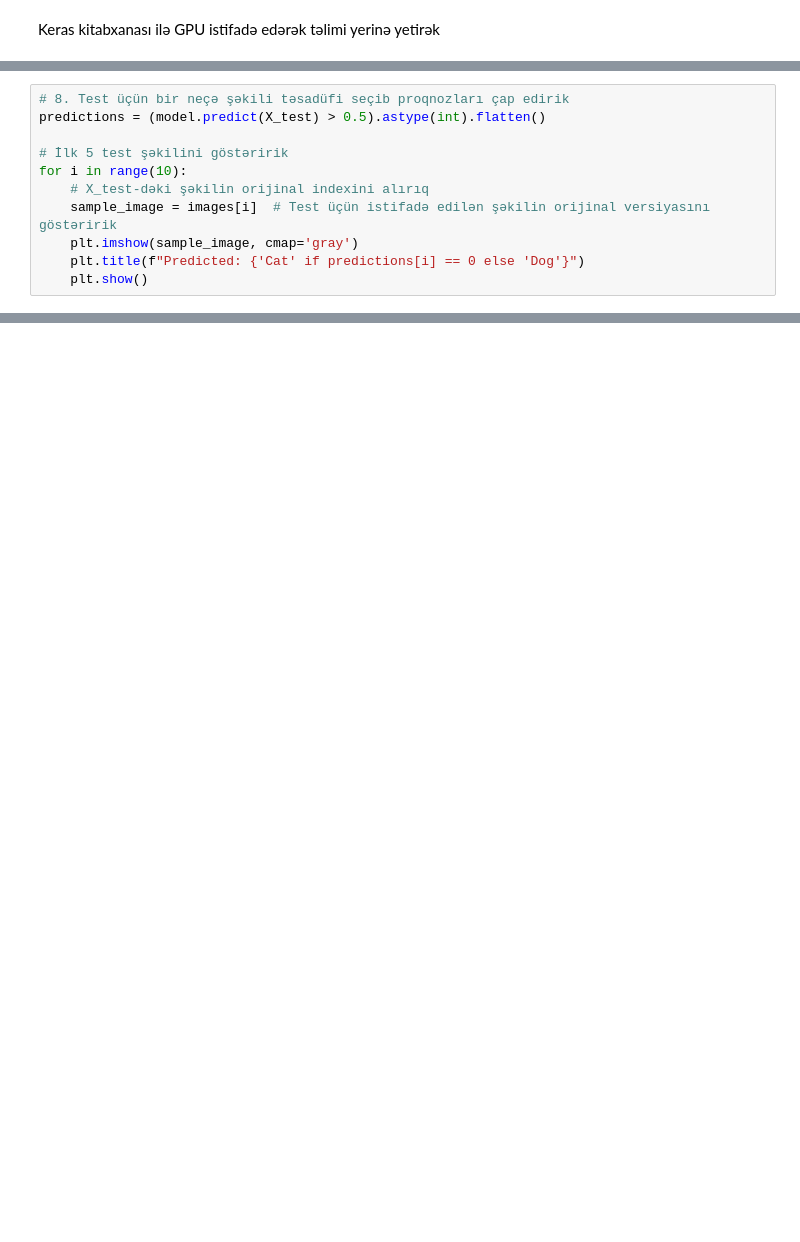
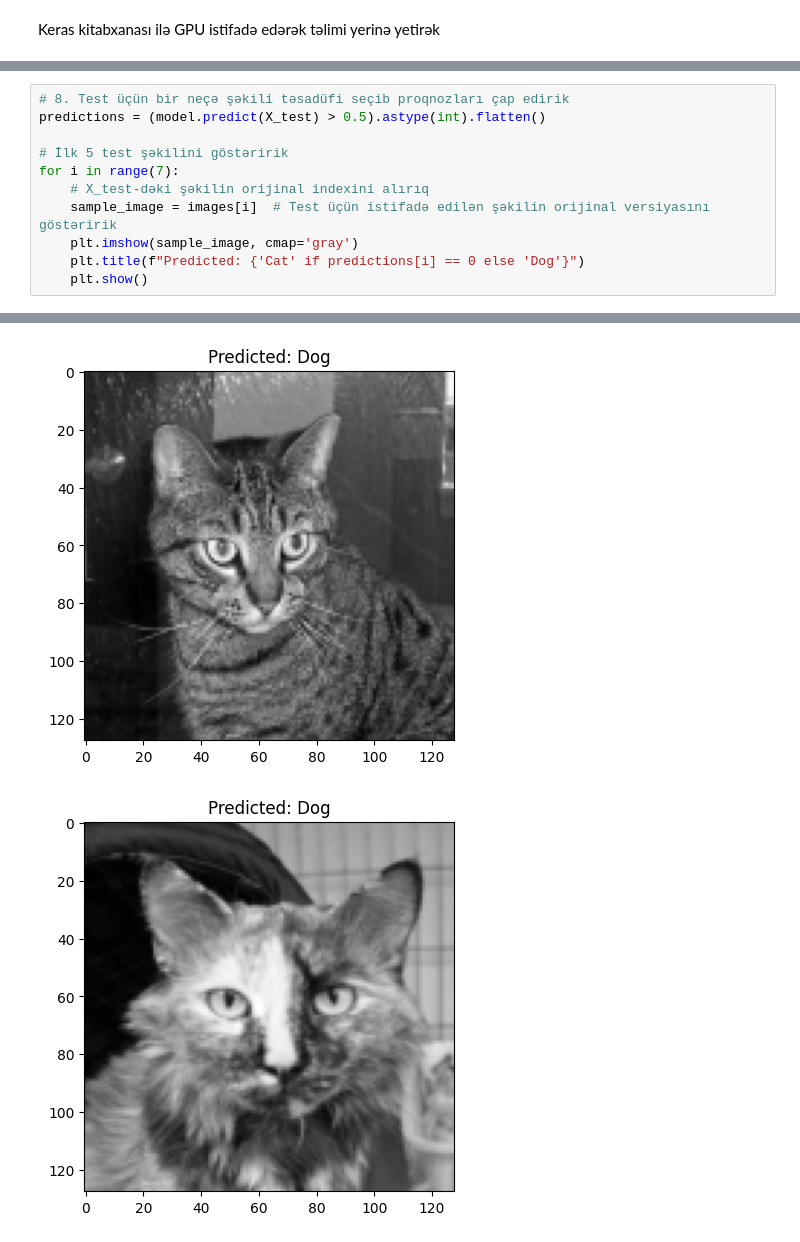
Before and after one commit to RashadGarayev87/CatDogClassification, a Jupyter notebook: main.ipynb, the cells around one changed output, grey strips where cells are left out. Drawn from its saved outputs; the diff is of its cells as text; blank space fills up the shorter version.

```diff
--- a/main.ipynb
+++ b/main.ipynb
@@ -668,9 +693,10 @@ plt.show()
 predictions = (model.predict(X_test) > 0.5).astype(int).flatten()
 
 # İlk 5 test şəkilini göstəririk
-for i in range(10):
+for i in range(7):
     # X_test-dəki şəkilin orijinal indexini alırıq
     sample_image = images[i]  # Test üçün istifadə edilən şəkilin orijinal versiyasını göstəririk
     plt.imshow(sample_image, cmap='gray')
     plt.title(f"Predicted: {'Cat' if predictions[i] == 0 else 'Dog'}")
     plt.show()
+# %% [output]
@@ -676,0 +704,2 @@ for i in range(10):
+[figure, added]
+[figure, added]
```
Also changed, not shown: parts of 3 cells of this notebook.
